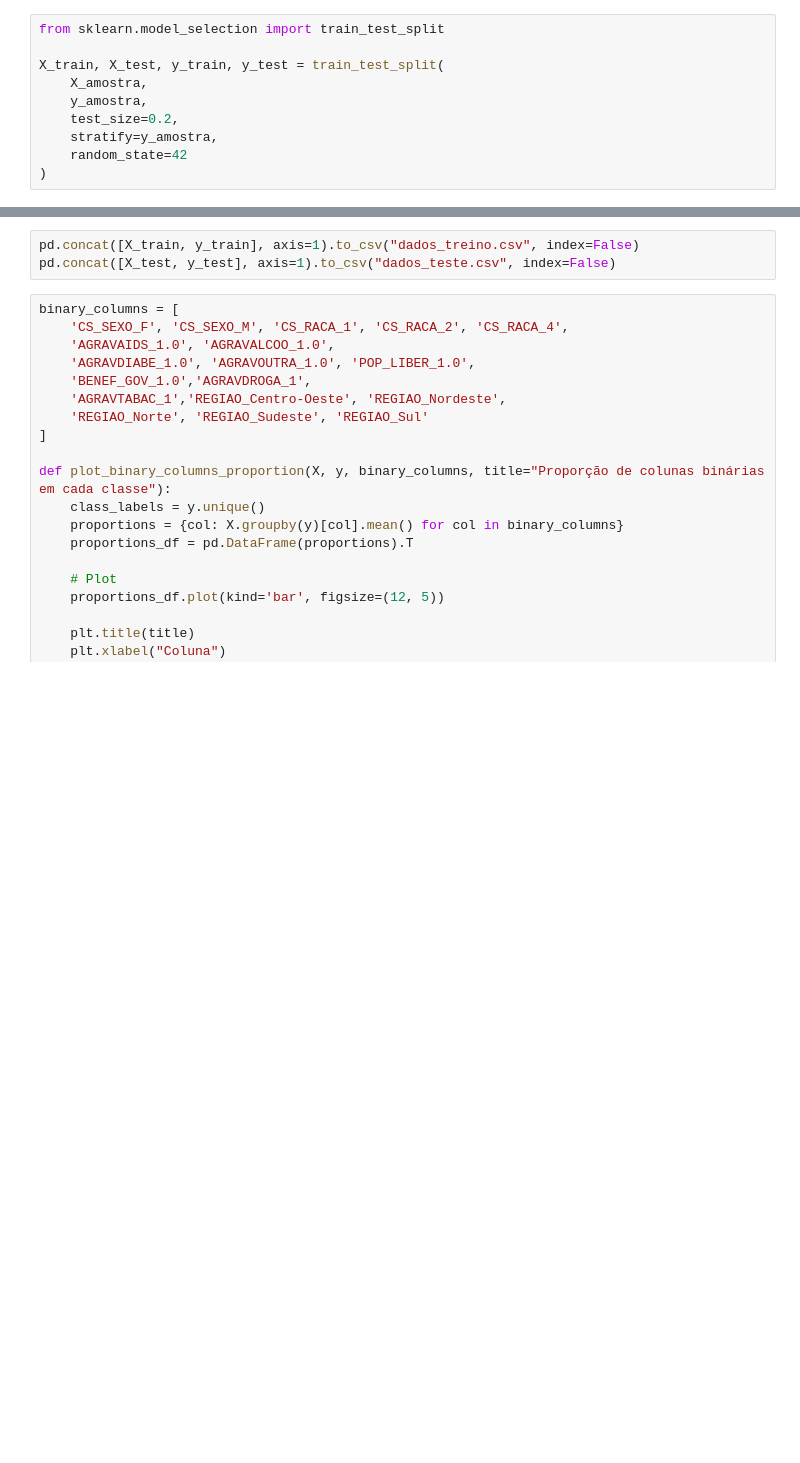
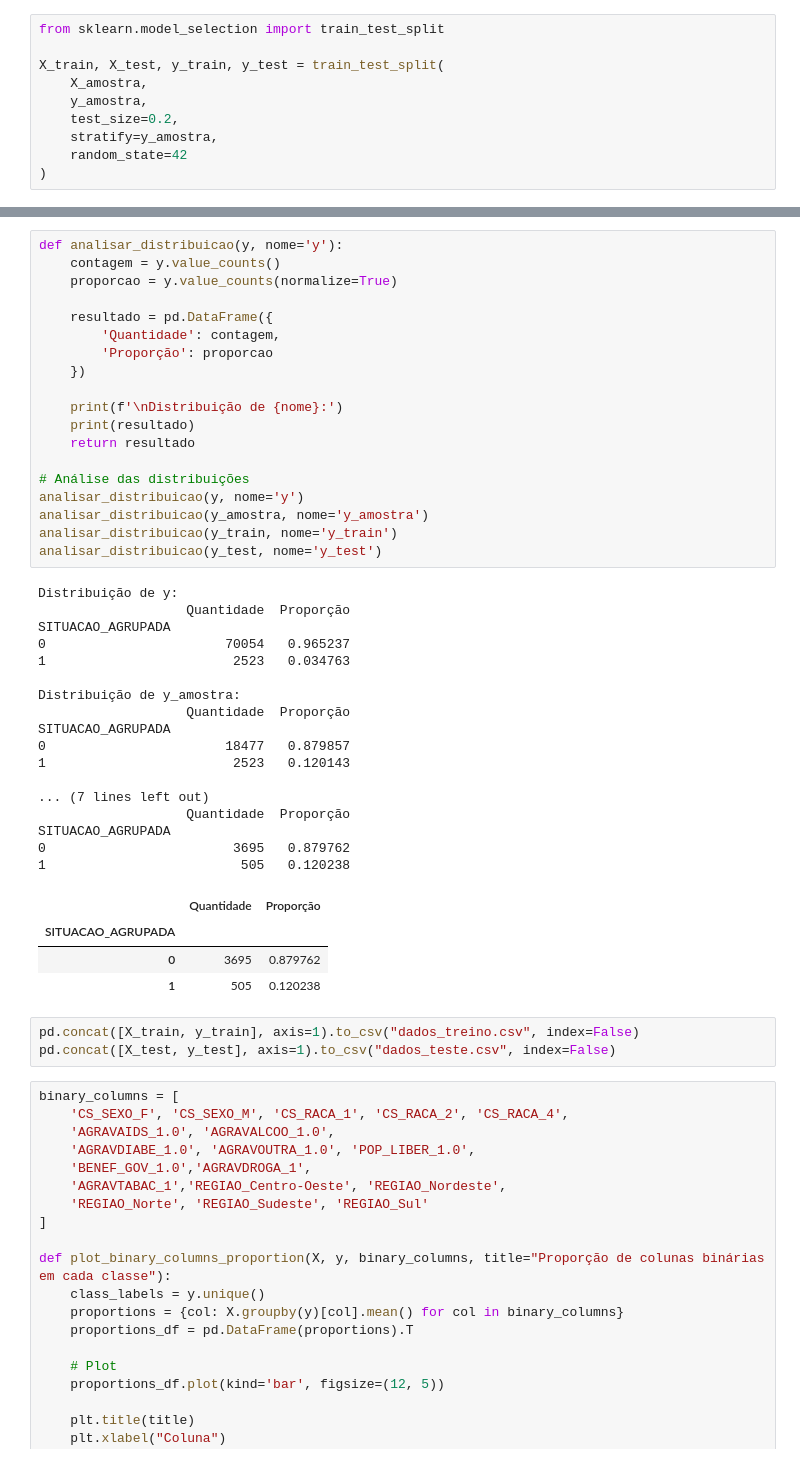
Before and after one commit to FreitasVarejo/MC853-Project, a Jupyter notebook: lab01/notebook.ipynb, the cells around one changed output, grey strips where cells are left out. Cells and saved outputs as stored; diff of their text form; blank space fills up the shorter version.

```diff
--- a/lab01/notebook.ipynb
+++ b/lab01/notebook.ipynb
@@ -1067,3 +1092,44 @@ Name: proportion, dtype: float64
+# %%
+def analisar_distribuicao(y, nome='y'):
+    contagem = y.value_counts()
+    proporcao = y.value_counts(normalize=True)
+
+    resultado = pd.DataFrame({
+        'Quantidade': contagem,
+        'Proporção': proporcao
+    })
+
+    print(f'\nDistribuição de {nome}:')
+    print(resultado)
+    return resultado
+
+# Análise das distribuições
+analisar_distribuicao(y, nome='y')
+analisar_distribuicao(y_amostra, nome='y_amostra')
+analisar_distribuicao(y_train, nome='y_train')
+analisar_distribuicao(y_test, nome='y_test')
+# %% [output]
+Distribuição de y:
+                   Quantidade  Proporção
+SITUACAO_AGRUPADA
+0                       70054   0.965237
+1                        2523   0.034763
+
+Distribuição de y_amostra:
+                   Quantidade  Proporção
+SITUACAO_AGRUPADA
+0                       18477   0.879857
+1                        2523   0.120143
+
+... (7 lines left out)
+                   Quantidade  Proporção
+SITUACAO_AGRUPADA
+0                        3695   0.879762
+1                         505   0.120238
+|  | Quantidade | Proporção |
+| SITUACAO_AGRUPADA |  |  |
+| 0 | 3695 | 0.879762 |
+| 1 | 505 | 0.120238 |
 # %%
 pd.concat([X_train, y_train], axis=1).to_csv("dados_treino.csv", index=False)
 pd.concat([X_test, y_test], axis=1).to_csv("dados_teste.csv", index=False)
```
Also changed, not shown: parts of 7 cells of this notebook, 5 other files.
